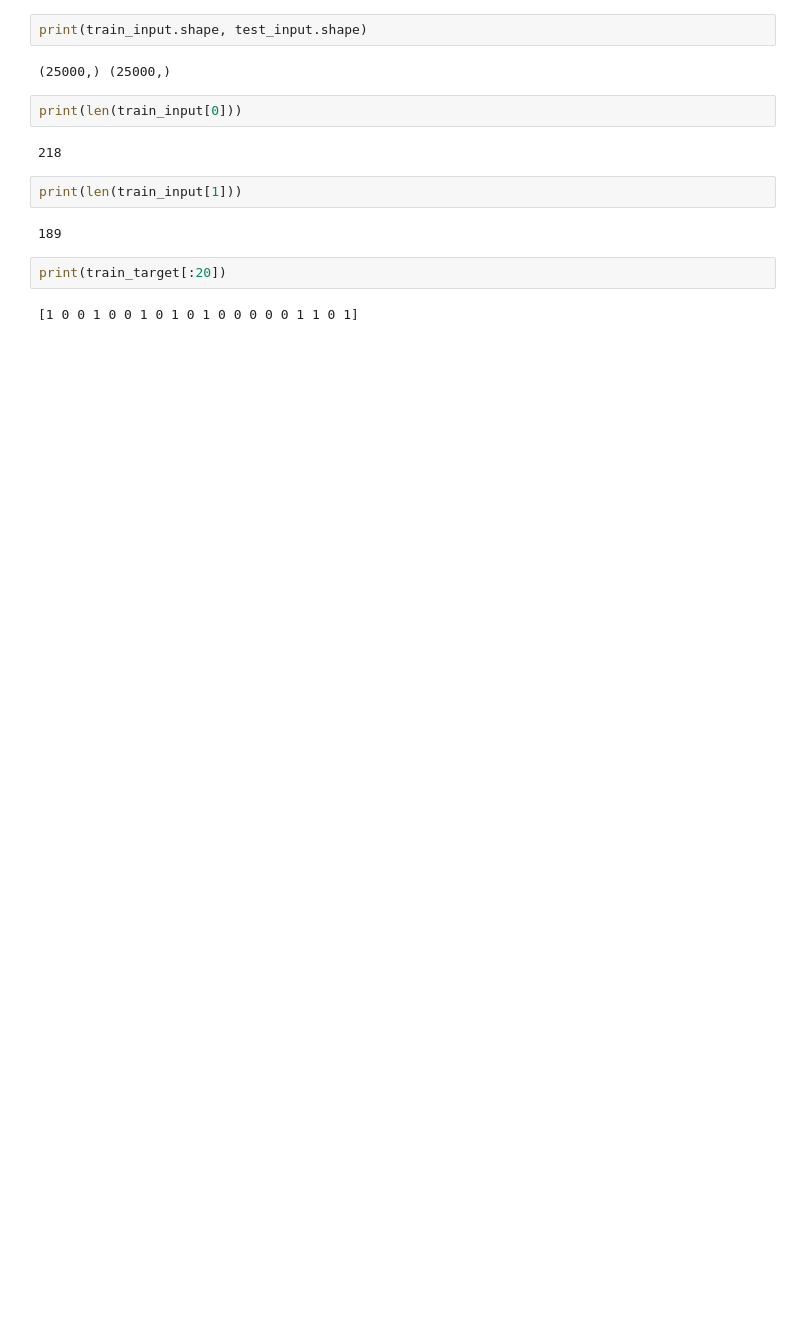
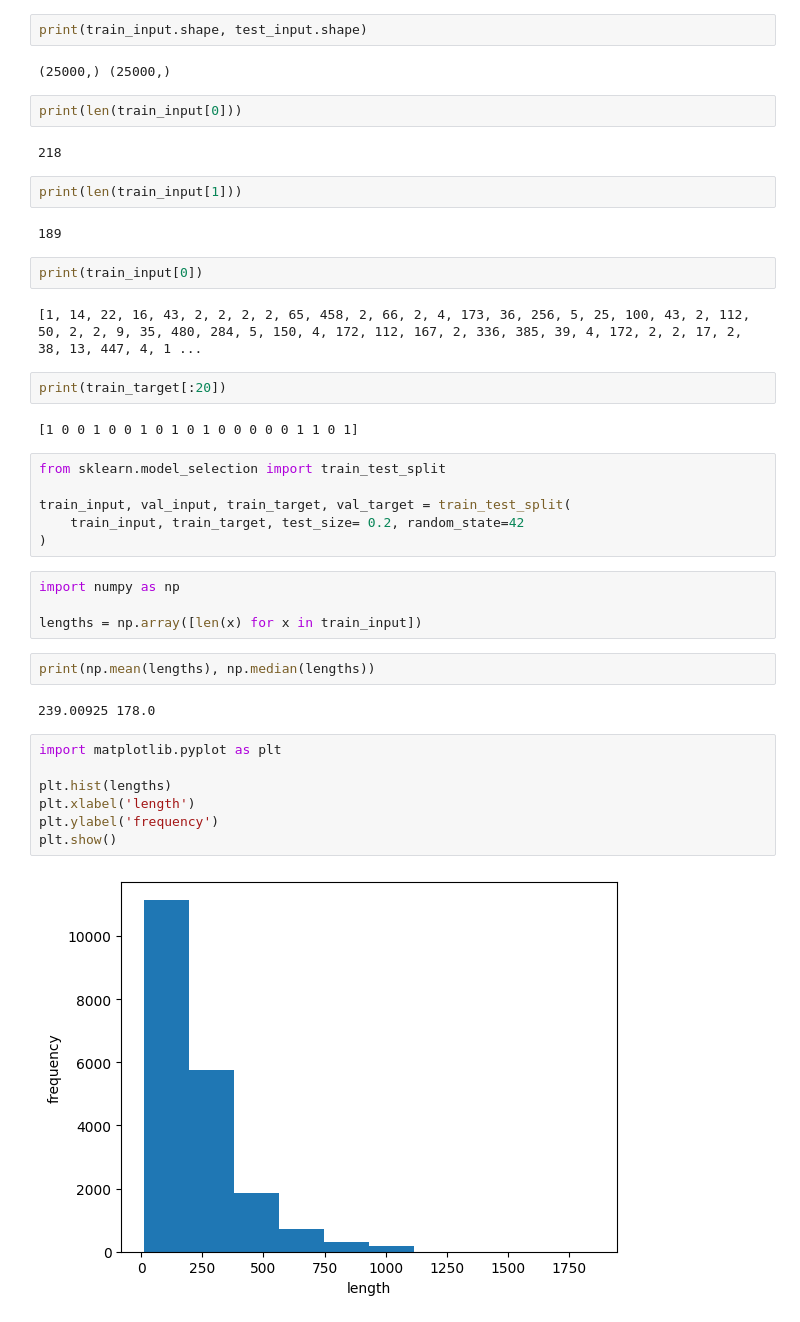
Before and after one commit to hr1588/Lab_study, a Jupyter notebook: tensorflow/9장.ipynb, the cells around one changed output. Drawn from its saved outputs; the diff is of its cells as text; blank space fills up the shorter version.

```diff
--- a/tensorflow/9장.ipynb
+++ b/tensorflow/9장.ipynb
@@ -26,7 +45,34 @@ print(len(train_input[0]))
 print(len(train_input[1]))
 # %% [output]
 189
+# %%
+print(train_input[0])
+# %% [output]
+[1, 14, 22, 16, 43, 2, 2, 2, 2, 65, 458, 2, 66, 2, 4, 173, 36, 256, 5, 25, 100, 43, 2, 112, 50, 2, 2, 9, 35, 480, 284, 5, 150, 4, 172, 112, 167, 2, 336, 385, 39, 4, 172, 2, 2, 17, 2, 38, 13, 447, 4, 1 ...
 # %%
 print(train_target[:20])
 # %% [output]
 [1 0 0 1 0 0 1 0 1 0 1 0 0 0 0 0 1 1 0 1]
+# %%
+from sklearn.model_selection import train_test_split
+
+train_input, val_input, train_target, val_target = train_test_split(
+    train_input, train_target, test_size= 0.2, random_state=42
+)
+# %%
+import numpy as np
+
+lengths = np.array([len(x) for x in train_input])
+# %%
+print(np.mean(lengths), np.median(lengths))
+# %% [output]
+239.00925 178.0
+# %%
+import matplotlib.pyplot as plt
+
+plt.hist(lengths)
+plt.xlabel('length')
+plt.ylabel('frequency')
+plt.show()
+# %% [output]
+[figure, added]
```
Also changed, not shown: parts of 12 cells of this notebook.
